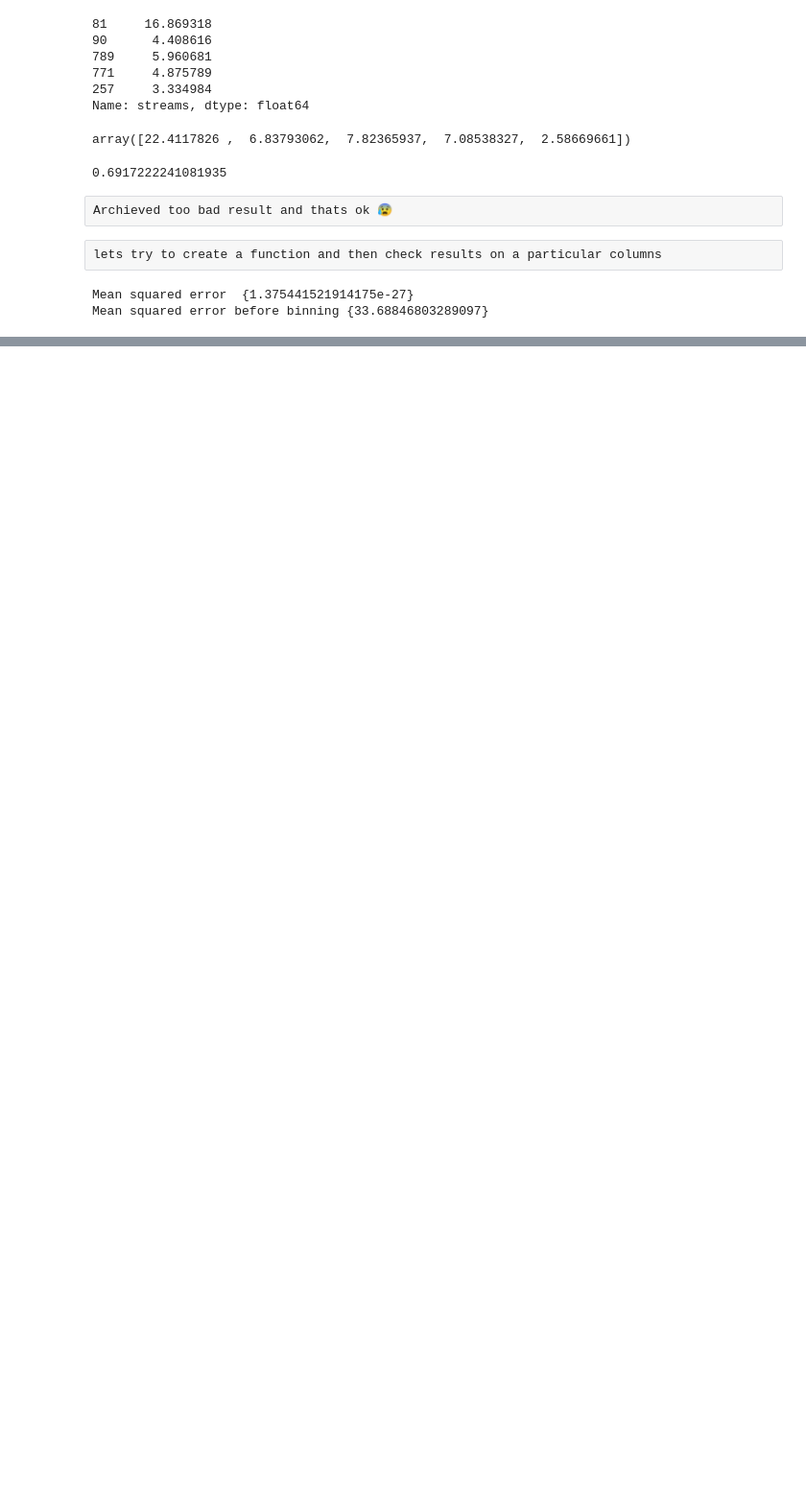
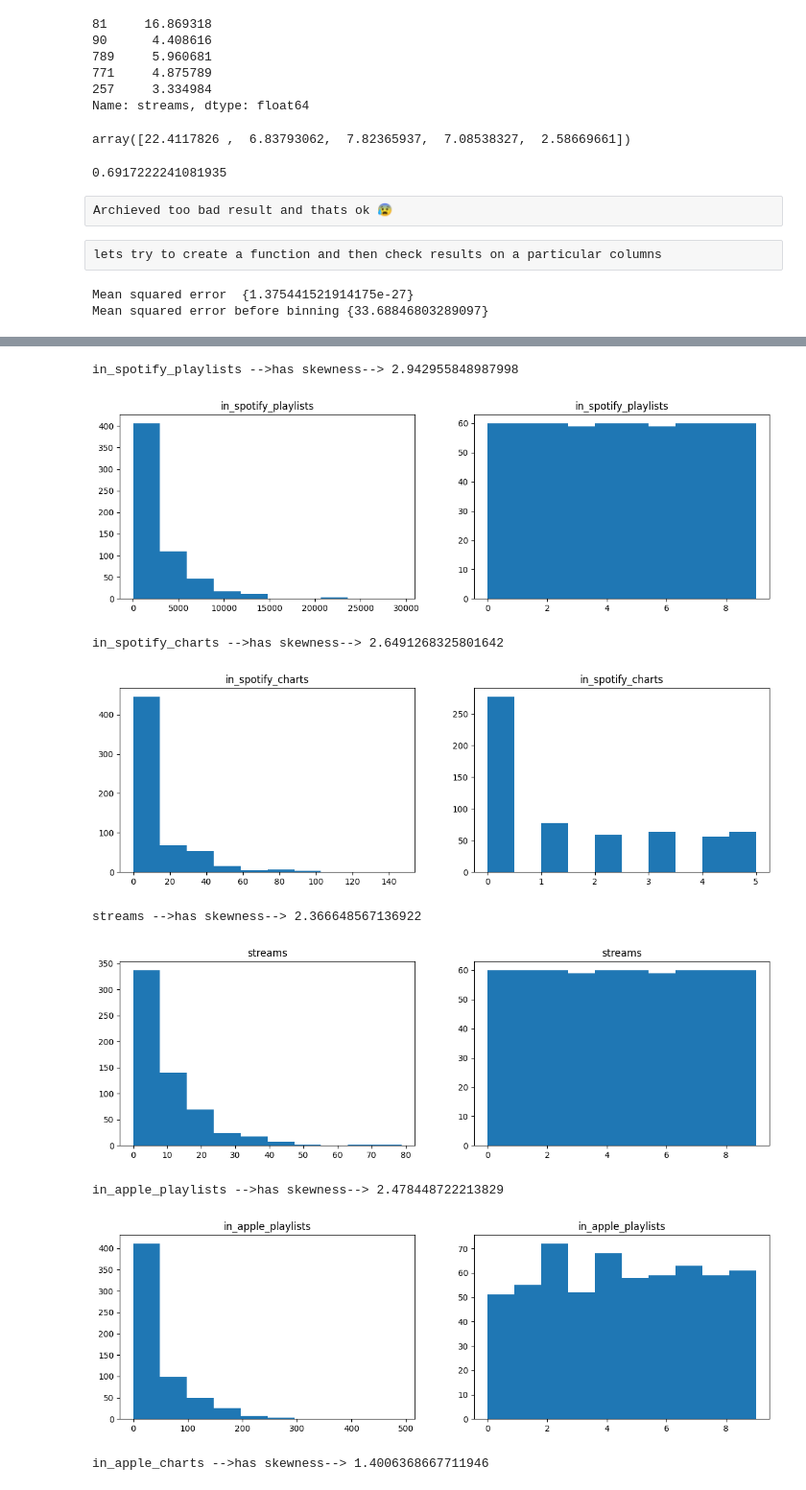
Before and after one commit to shivam188132/MY_machine_learning, a Jupyter notebook: binning and binarization spotify dataset.ipynb, the cells around one changed output, grey strips where cells are left out. Shown: that part at 96% size. Cells and saved outputs as stored; diff of their text form; code cells hidden in the pictures; blank space fills up the shorter version.

Commit message:
29-01-2025 2:25 P.M visulalization of quantile( equal frequency ) binning

```diff
--- a/binning and binarization spotify dataset.ipynb
+++ b/binning and binarization spotify dataset.ipynb
@@ -719,3 +737,26 @@ Mean squared error before binning {33.68846803289097}
 # %%
 def binning():
-    pass
+    for col in X_train.columns:
+
+        plt.figure(figsize=(14,4))
+        plt.subplot(121)
+        # sns.histplot(X_train[col],kde=True,stat="density")
+        plt.hist(X_train[col])
+        plt.title(col)
+
+        plt.subplot(122)
+        plt.hist(transformed_df[col])
+        plt.title(col)
+        print(f'{col} -->has skewness--> {skew(X_train[col])}')
+        plt.show()
+binning()
+# %% [output]
+in_spotify_playlists -->has skewness--> 2.942955848987998
+[figure, added]
+in_spotify_charts -->has skewness--> 2.6491268325801642
+[figure, added]
+streams -->has skewness--> 2.366648567136922
+[figure, added]
+in_apple_playlists -->has skewness--> 2.478448722213829
+[figure, added]
+in_apple_charts -->has skewness--> 1.4006368667711946
```
Also changed, not shown: parts of 11 cells of this notebook.
